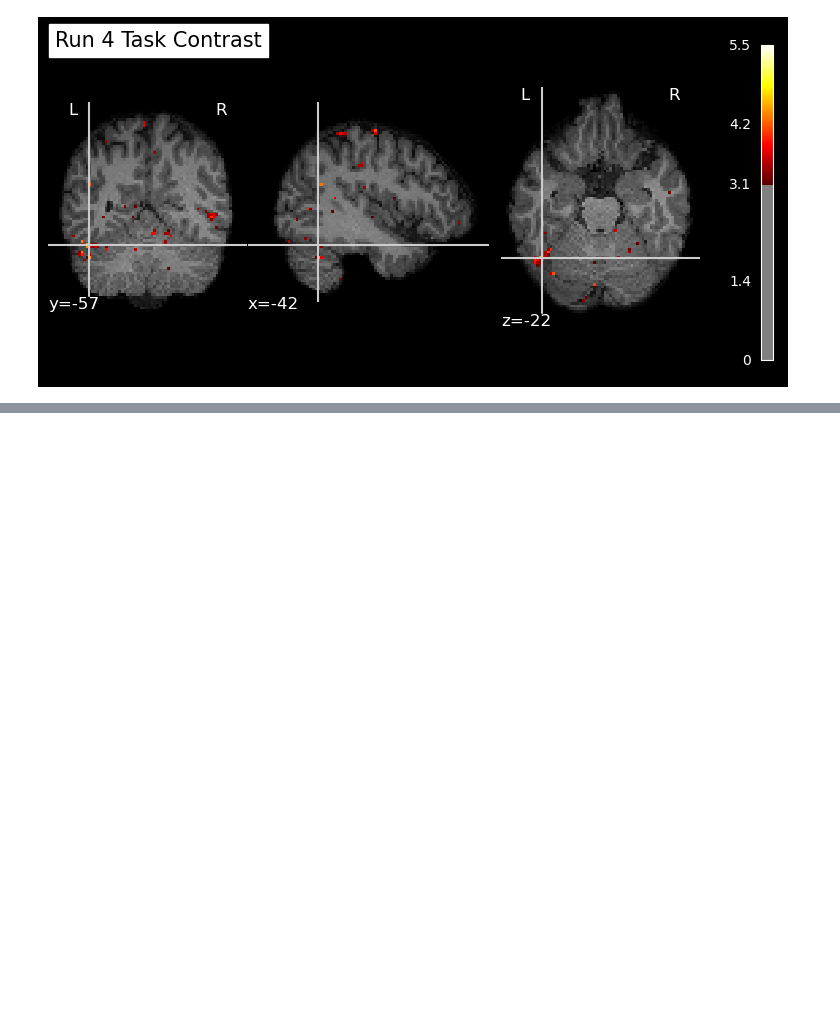
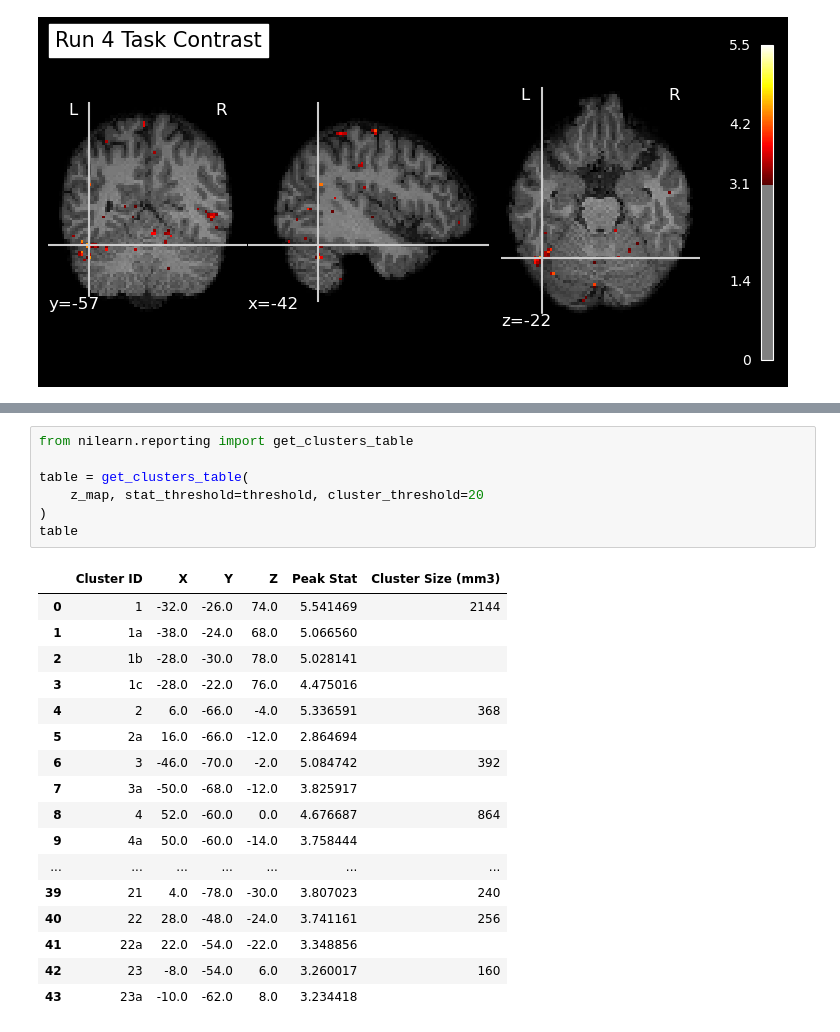
Before and after one commit to jancayan/Single-Subject-Working-Memory-Analysis, a Jupyter notebook: Nov20_notebooks/jennifer.ipynb, the cells around one changed output, grey strips where cells are left out. Drawn from its saved outputs; the diff is of its cells as text; blank space fills up the shorter version.

```diff
--- a/Nov20_notebooks/jennifer.ipynb
+++ b/Nov20_notebooks/jennifer.ipynb
@@ -173,0 +277,25 @@ Plotting Z map for run 4
+# %%
+from nilearn.reporting import get_clusters_table
+
+table = get_clusters_table(
+    z_map, stat_threshold=threshold, cluster_threshold=20
+)
+table
+# %% [output]
+|  | Cluster ID | X | Y | Z | Peak Stat | Cluster Size (mm3) |
+| 0 | 1 | -32.0 | -26.0 | 74.0 | 5.541469 | 2144 |
+| 1 | 1a | -38.0 | -24.0 | 68.0 | 5.066560 |  |
+| 2 | 1b | -28.0 | -30.0 | 78.0 | 5.028141 |  |
+| 3 | 1c | -28.0 | -22.0 | 76.0 | 4.475016 |  |
+| 4 | 2 | 6.0 | -66.0 | -4.0 | 5.336591 | 368 |
+| 5 | 2a | 16.0 | -66.0 | -12.0 | 2.864694 |  |
+| 6 | 3 | -46.0 | -70.0 | -2.0 | 5.084742 | 392 |
+| 7 | 3a | -50.0 | -68.0 | -12.0 | 3.825917 |  |
+| 8 | 4 | 52.0 | -60.0 | 0.0 | 4.676687 | 864 |
+| 9 | 4a | 50.0 | -60.0 | -14.0 | 3.758444 |  |
+| ... | ... | ... | ... | ... | ... | ... |
+| 39 | 21 | 4.0 | -78.0 | -30.0 | 3.807023 | 240 |
+| 40 | 22 | 28.0 | -48.0 | -24.0 | 3.741161 | 256 |
+| 41 | 22a | 22.0 | -54.0 | -22.0 | 3.348856 |  |
+| 42 | 23 | -8.0 | -54.0 | 6.0 | 3.260017 | 160 |
+| 43 | 23a | -10.0 | -62.0 | 8.0 | 3.234418 |  |
```
Also changed, not shown: parts of 11 cells of this notebook, 1 other file.
